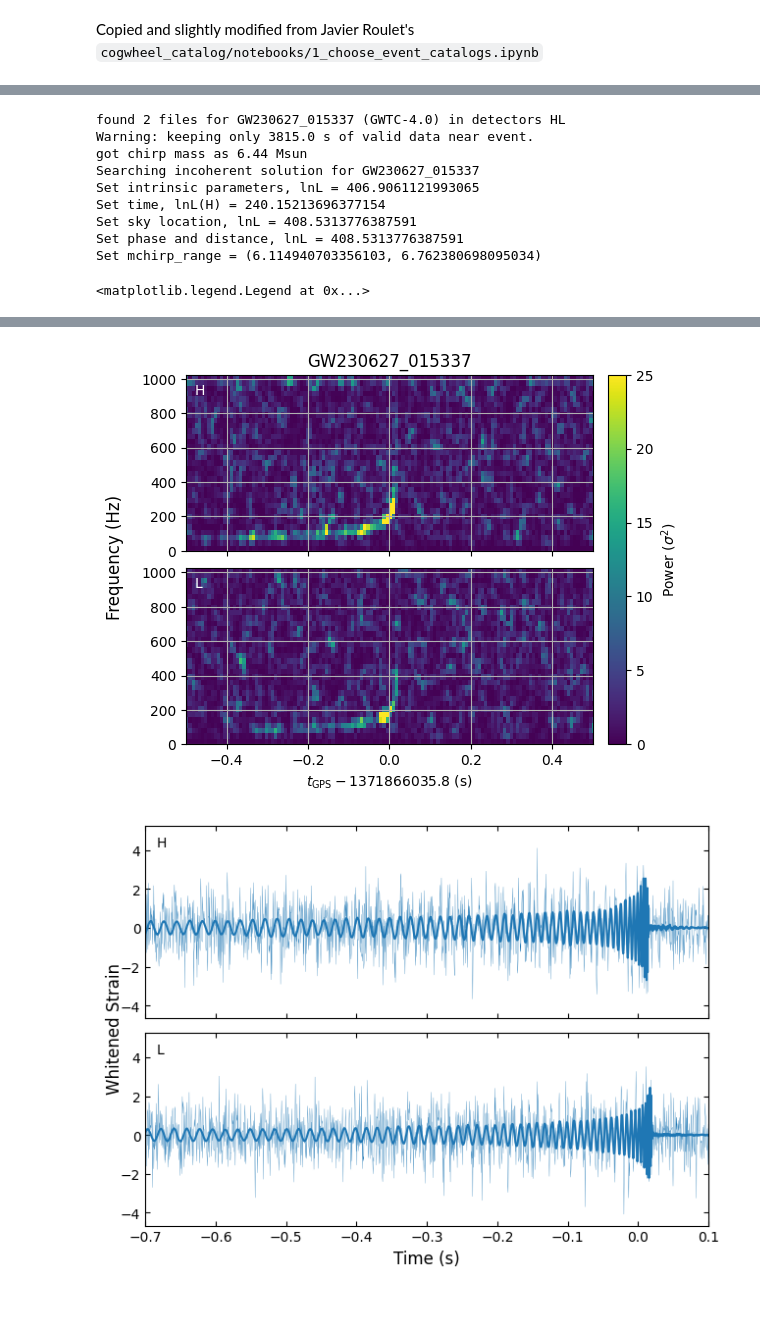
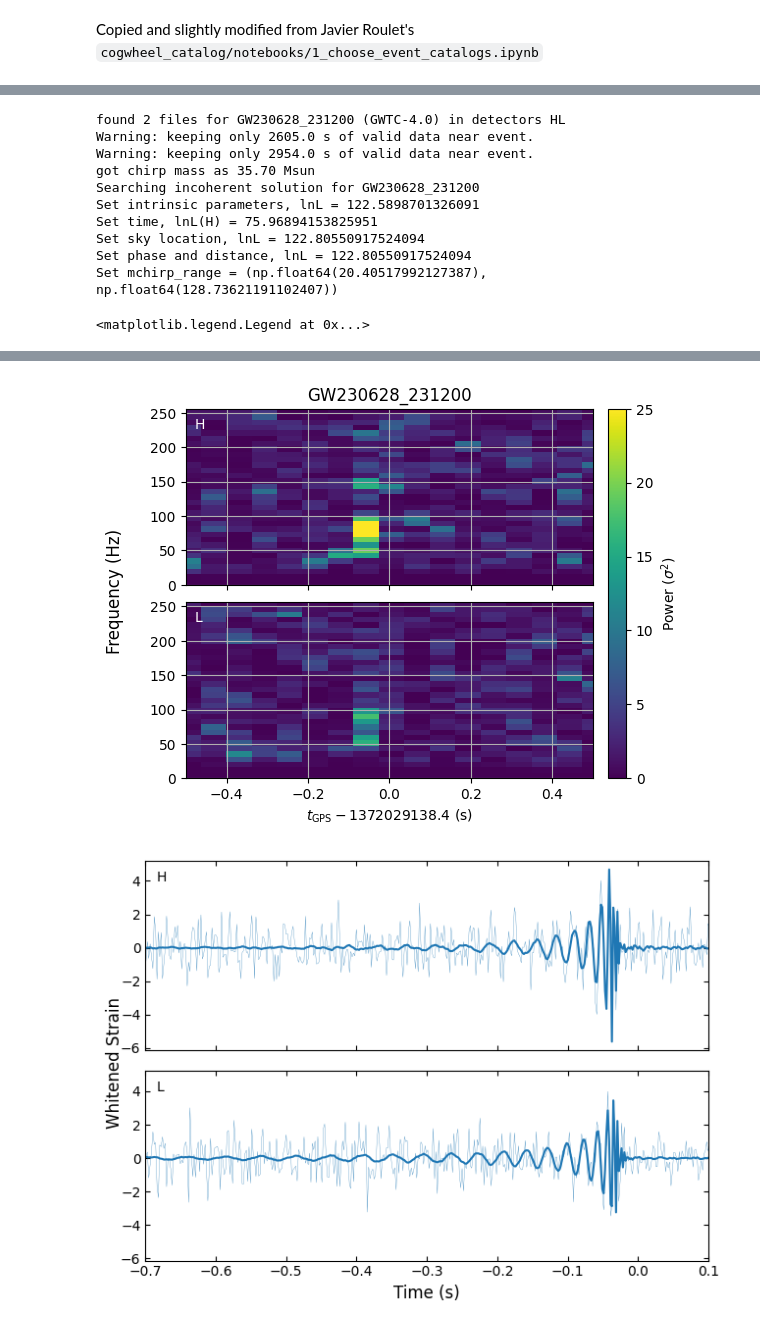
Before and after one commit to abbyw24/gw-parameter-estimation, a Jupyter notebook: notebooks/choose_event_configs.ipynb, the cells around one changed output, grey strips where cells are left out. Drawn from its saved outputs; the diff is of its cells as text; code cells hidden in the pictures.

```diff
--- a/notebooks/choose_event_configs.ipynb
+++ b/notebooks/choose_event_configs.ipynb
@@ -103,0 +23,13 @@ done in 0.00 sec
+# %%
+# get a list of events for which to make event data
+catalog = 'GWTC-4.0'
+
+# look for events in this directory
+base_dir = f'/home/javier.roulet/cogwheel-catalog'
+catalog_dir = os.path.join(base_dir, f'raw_data/{catalog}')
+
+event_dir_list = glob.glob(f'{catalog_dir}/GW*')
+eventname_list = [
+    event_dir.split('/')[-1] for event_dir in event_dir_list
+]
+print(f"found {len(eventname_list)} events")
@@ -103,0 +38,7 @@ done in 0.00 sec
+# %%
+# select a subset of all the events in the catalog, for which to make .npz files
+event_tables = gwpy.table.EventTable.fetch_open_data(catalog, selection='network_matched_filter_snr > 15')
+eventname_list_subset = []
+for name in eventname_list:
+    if name in ''.join(event_tables['name']):
+        eventname_list_subset.append(name)
@@ -104,7 +64,17 @@ done in 0.00 sec
+# %%
+# pick an event from the subset
+eventname = eventname_list_subset[0]
+# get the corresponding event path
+eventpath = os.path.join(catalog_dir, eventname)
+assert os.path.exists(eventpath), f"eventpath ({eventpath}) does not exist!"
+# and get the corresponding event table
+idx = [eventname == x.split('-')[0] for x in event_tables['name']]
+event_table = event_tables[idx]
+assert len(event_table) == 1, f"{len(event_table)} events found for {eventname} in the table"
 # %%
 # kwargs for processing the event data: this is what we're testing, to save as the config if we're happy with it!
 kwargs = dict(
-    fmax = 1024,
+    fmax = 256,
     wht_filter_duration = 32,
     t_before = 32,
     t_after = 16
@@ -113,7 +83,7 @@ kwargs = dict(
 filenames = sorted(Path(eventpath).glob('*.hdf5'))
 assert eventname == Path(eventpath).name
 detector_names = ''.join(filename.name[0] for filename in filenames)
-print(f"found {len(filenames)} files for {eventname} ({catalog_name}) in detectors {detector_names}")
+print(f"found {len(filenames)} files for {eventname} ({catalog}) in detectors {detector_names}")
 tgps = gwosc.datasets.event_gps(eventname)
 
 event_data = data.EventData.from_timeseries(
@@ -181,13 +151,14 @@ ax.grid(alpha=0.5)
 ax.set_title(f'Cumulative SNR^2, {eventname}')
 ax.legend()
 # %% [output]
-found 2 files for GW230627_015337 (GWTC-4.0) in detectors HL
-Warning: keeping only 3815.0 s of valid data near event.
-got chirp mass as 6.44 Msun
-Searching incoherent solution for GW230627_015337
-Set intrinsic parameters, lnL = 406.9061121993065
-Set time, lnL(H) = 240.15213696377154
-Set sky location, lnL = 408.5313776387591
-Set phase and distance, lnL = 408.5313776387591
-Set mchirp_range = (6.114940703356103, 6.762380698095034)
+found 2 files for GW230628_231200 (GWTC-4.0) in detectors HL
+Warning: keeping only 2605.0 s of valid data near event.
+Warning: keeping only 2954.0 s of valid data near event.
+got chirp mass as 35.70 Msun
+Searching incoherent solution for GW230628_231200
+Set intrinsic parameters, lnL = 122.5898701326091
+Set time, lnL(H) = 75.96894153825951
+Set sky location, lnL = 122.80550917524094
+Set phase and distance, lnL = 122.80550917524094
+Set mchirp_range = (np.float64(20.40517992127387), np.float64(128.73621191102407))
 <matplotlib.legend.Legend at 0x...>
@@ -196,2 +167,2 @@ Set mchirp_range = (6.114940703356103, 6.762380698095034)
-[figure, old version]
+[figure, new version]
-[figure, old version]
+[figure, new version]
```
Also changed, not shown: parts of 12 cells of this notebook, 6 other files.
